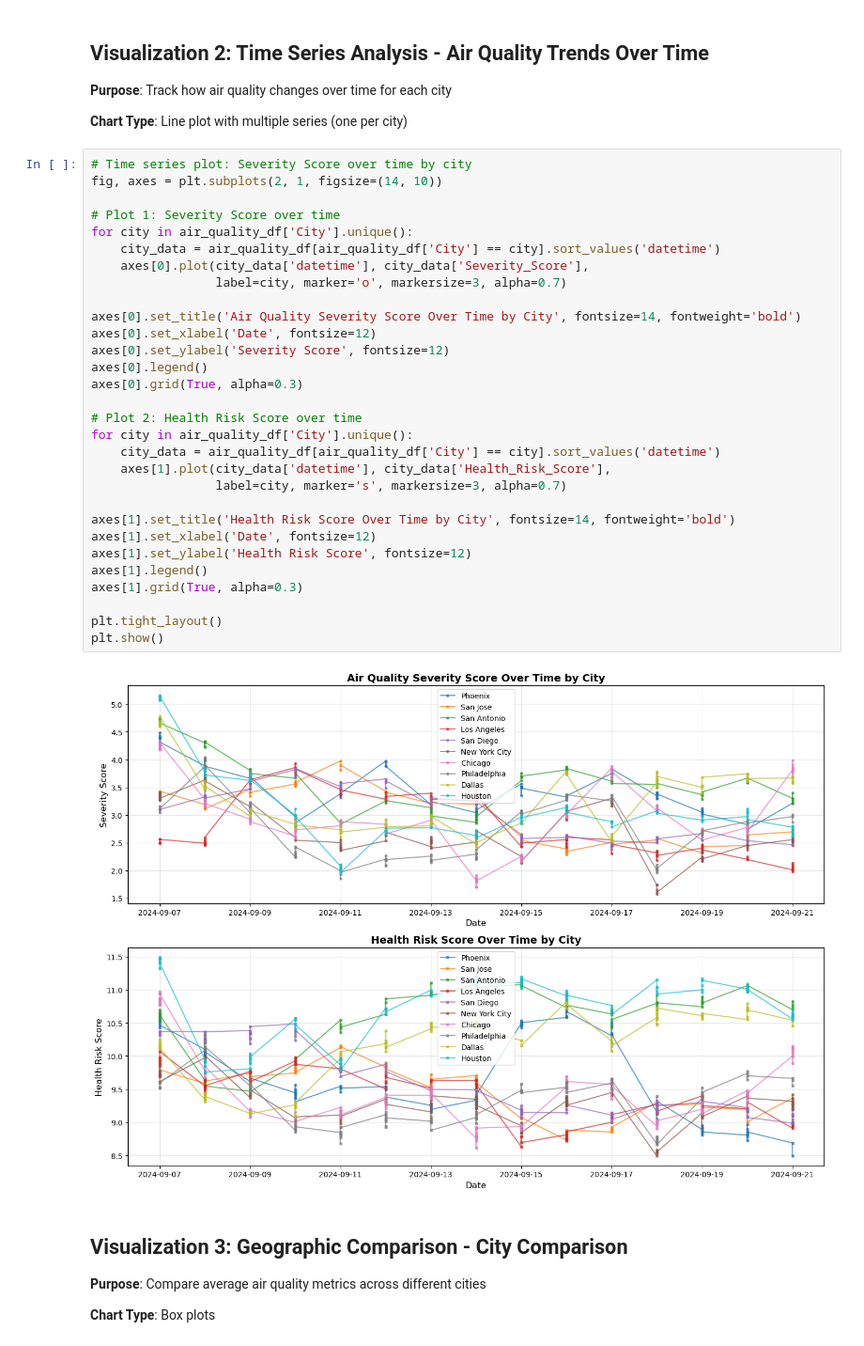
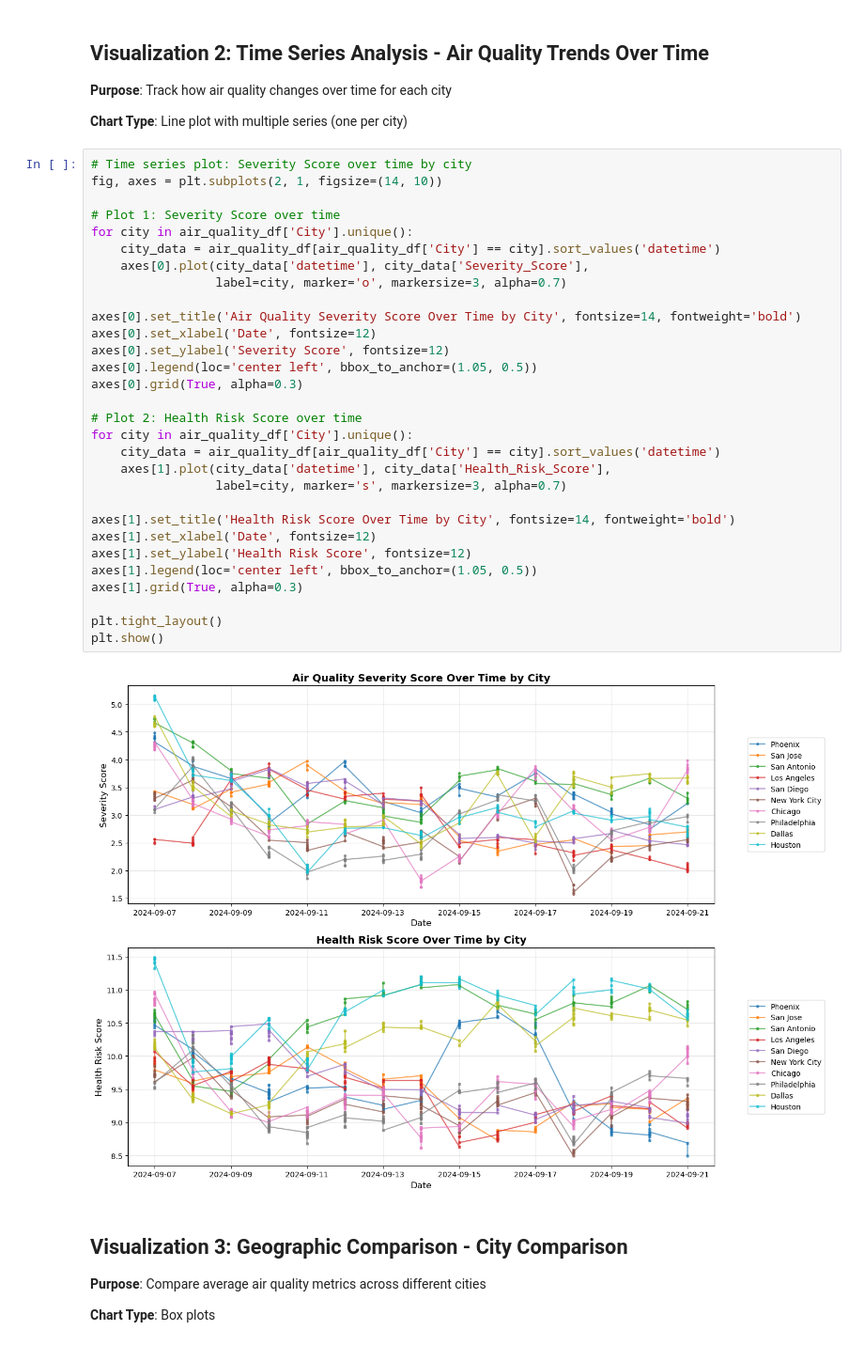
Before and after one commit to lmwalk8/urban-weather-air-quality-etl-pipeline, a Jupyter notebook: notebooks/air_quality_analysis.ipynb, the cells around one changed output. Shown at 94% size. Drawn from its saved outputs; the diff is of its cells as text.

```diff
--- a/notebooks/air_quality_analysis.ipynb
+++ b/notebooks/air_quality_analysis.ipynb
@@ -125,35 +125,35 @@ Air Quality Summary Statistics by City
 # %%
 # Time series plot: Severity Score over time by city
 fig, axes = plt.subplots(2, 1, figsize=(14, 10))
 
 # Plot 1: Severity Score over time
 for city in air_quality_df['City'].unique():
     city_data = air_quality_df[air_quality_df['City'] == city].sort_values('datetime')
     axes[0].plot(city_data['datetime'], city_data['Severity_Score'],
                  label=city, marker='o', markersize=3, alpha=0.7)
 
 axes[0].set_title('Air Quality Severity Score Over Time by City', fontsize=14, fontweight='bold')
 axes[0].set_xlabel('Date', fontsize=12)
 axes[0].set_ylabel('Severity Score', fontsize=12)
-axes[0].legend()
+axes[0].legend(loc='center left', bbox_to_anchor=(1.05, 0.5))
 axes[0].grid(True, alpha=0.3)
 
 # Plot 2: Health Risk Score over time
 for city in air_quality_df['City'].unique():
     city_data = air_quality_df[air_quality_df['City'] == city].sort_values('datetime')
     axes[1].plot(city_data['datetime'], city_data['Health_Risk_Score'],
                  label=city, marker='s', markersize=3, alpha=0.7)
 
 axes[1].set_title('Health Risk Score Over Time by City', fontsize=14, fontweight='bold')
 axes[1].set_xlabel('Date', fontsize=12)
 axes[1].set_ylabel('Health Risk Score', fontsize=12)
-axes[1].legend()
+axes[1].legend(loc='center left', bbox_to_anchor=(1.05, 0.5))
 axes[1].grid(True, alpha=0.3)
 
 plt.tight_layout()
 plt.show()
 # %% [output]
-[figure, old version]
+[figure, new version]
 # %% [markdown]
 ## Visualization 3: Geographic Comparison - City Comparison
 
```
Also changed, not shown: parts of 1 cell of this notebook, 2 other files.
